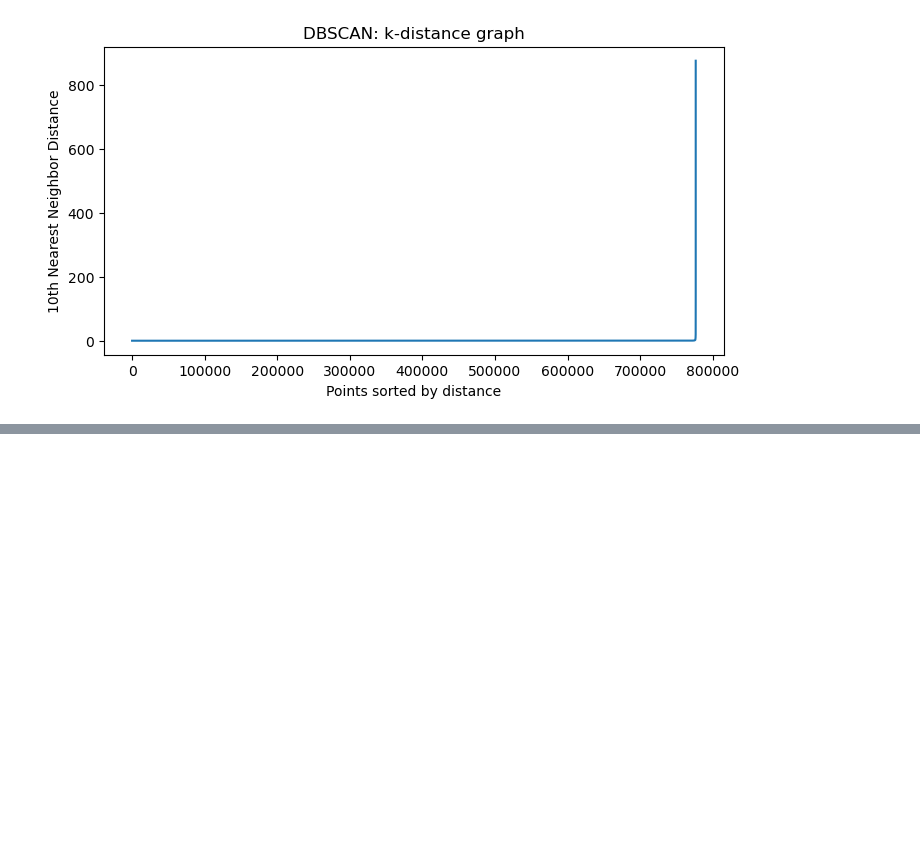
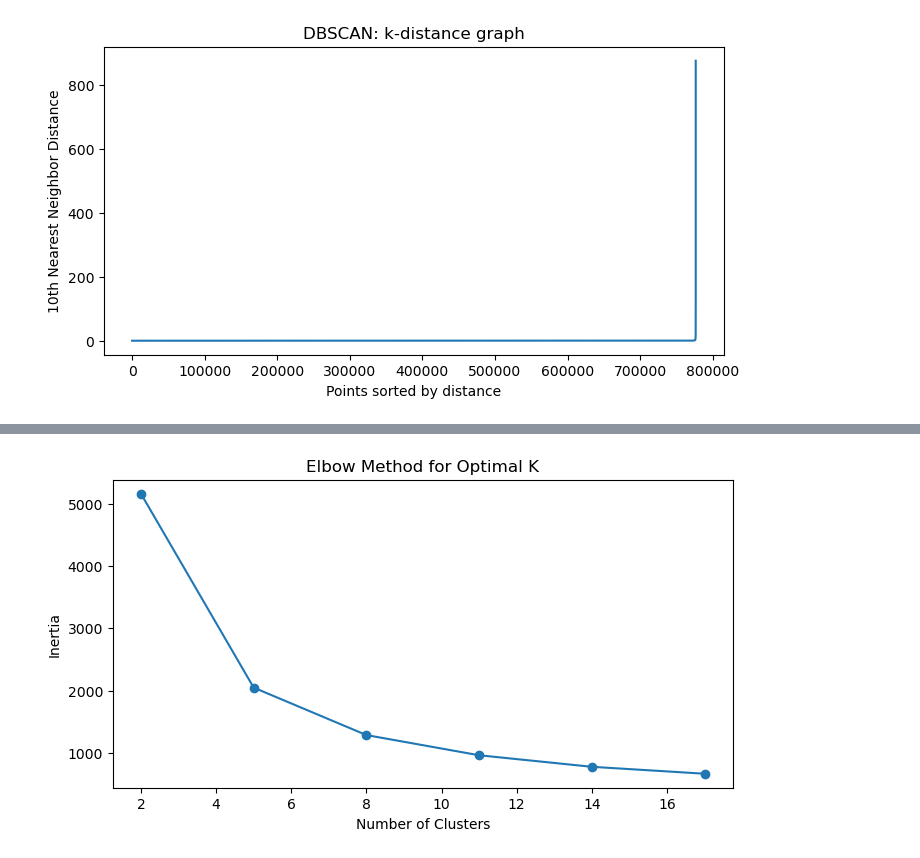
Before and after one commit to ayaAllan/ML10, a Jupyter notebook: model/model.ipynb, the cells around one changed output, grey strips where cells are left out. Saved outputs shown, nothing was run; the diff lists cells and outputs as text; code cells hidden in the pictures; blank space fills up the shorter version.

Commit message:
update to data, model, dashboard

```diff
--- a/model/model.ipynb
+++ b/model/model.ipynb
@@ -36,10 +36,7 @@ scaled_df = pd.DataFrame(scaled_values, columns=[f + '_scaled' for f in features
 df_scaled = pd.concat([df_scaled.reset_index(drop=True), scaled_df], axis=1)
 # %%
 #Select the scaled features
-features_scaled = [f + '_scaled' for f in [
-    'daily_return', 'spread', 'close_ratio', 'volume_change',
-    'sma_7', 'ema_14', 'rsi_14', 'atr_14', 'market'
-]]
+features_scaled = [f + '_scaled' for f in ['daily_return', 'spread', 'close_ratio', 'volume_change', 'sma_7', 'ema_14', 'rsi_14', 'atr_14', 'market']]
 
 X = df_scaled[features_scaled].values
 # %%
@@ -112,0 +122,12 @@ plt.show()
+# %%
+# Get top 50 coins by average market cap (or volume)
+top_coins = (
+    df.groupby('name')['market']
+    .mean()
+    .sort_values(ascending=False)
+    .head(50)
+    .index
+)
+
+# Filter original DataFrame
+df_top50 = df[df['name'].isin(top_coins)].copy()
@@ -114,0 +177,3 @@ plt.show()
+# %%
+risk_df = pd.DataFrame(risk_snapshots)
+risk_df
@@ -114,0 +194,26 @@ plt.show()
+# %%
+features = ['volatility', 'avg_spread', 'avg_volume_volatility', 'avg_rsi', 'avg_atr', 'avg_return', 'market_beta']
+X = risk_df[features]
+
+# Scale features
+scaler = StandardScaler()
+X = scaler.fit_transform(X)
+
+# Apply KMeans clustering
+inertias = []
+K = list(range(2, 20, 3))
+
+for k in K:
+    kmeans = KMeans(n_clusters=k, random_state=42)
+    kmeans.fit(X)
+    inertias.append(kmeans.inertia_)
+
+# Plot the elbow curve
+plt.figure(figsize=(8, 4))
+plt.plot(K, inertias, marker='o')
+plt.title('Elbow Method for Optimal K')
+plt.xlabel('Number of Clusters')
+plt.ylabel('Inertia')
+plt.show()
+# %% [output]
+[figure, added]
```
Also changed, not shown: parts of 24 cells of this notebook, 2 other files.
